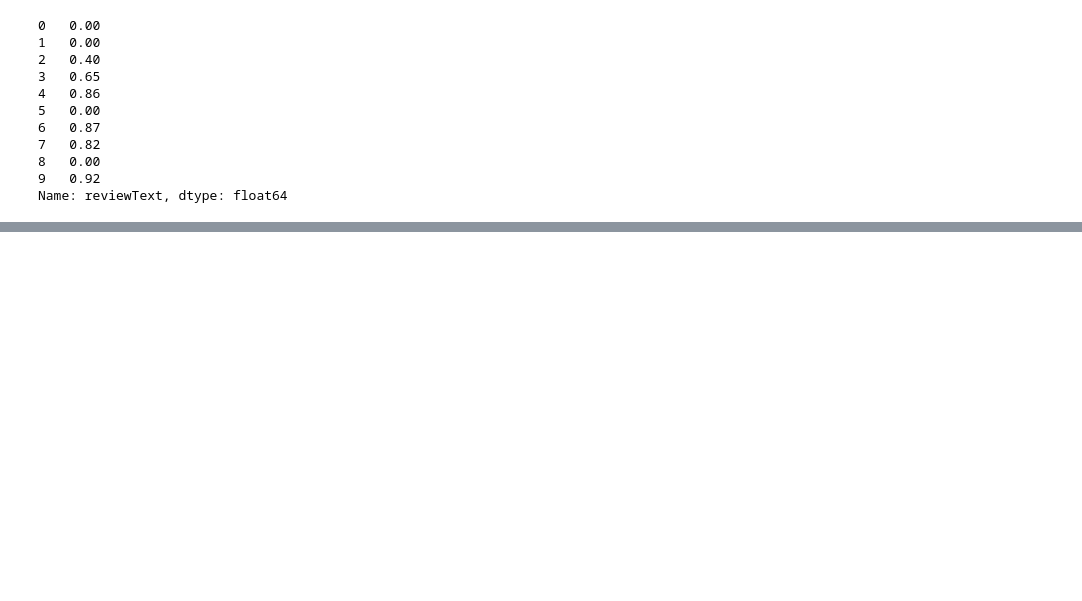
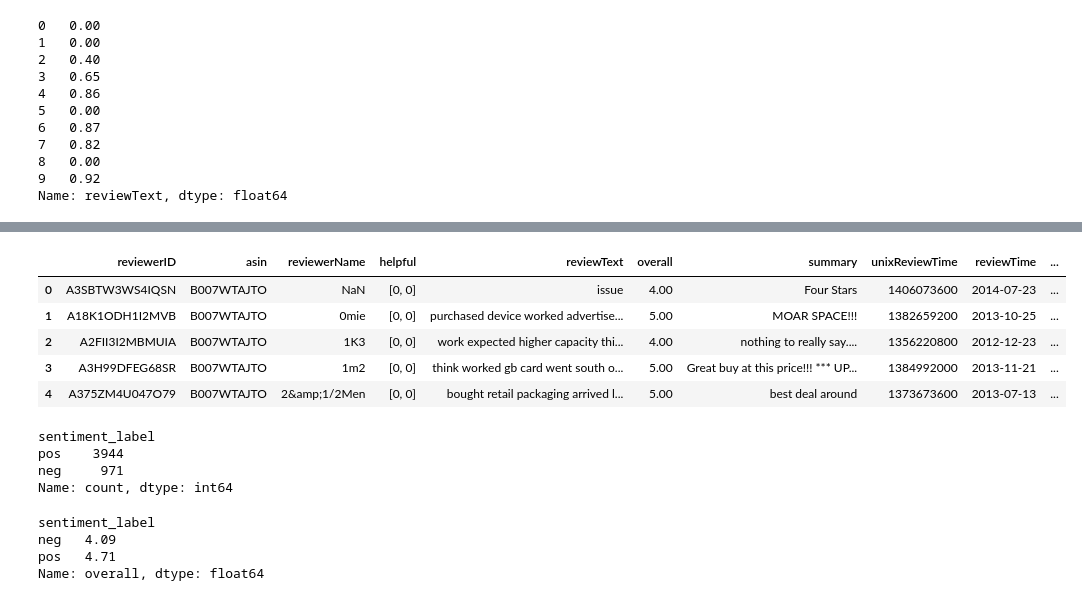
Before and after one commit to giraydorukyurt7/Data_Science-And-Artificial_Intelligence-Journeys, a Jupyter notebook: Natural_Language_Processing/natural_language_processing.ipynb, the cells around one changed output, grey strips where cells are left out. Drawn from its saved outputs; the diff is of its cells as text; code cells hidden in the pictures; blank space fills up the shorter version.

Commit message:
Natural Language Processing: Sentiment Analysis (2)

```diff
--- a/Natural_Language_Processing/natural_language_processing.ipynb
+++ b/Natural_Language_Processing/natural_language_processing.ipynb
@@ -418,0 +458,27 @@ Name: reviewText, dtype: float64
+# %%
+df["sentiment_label"] = df["reviewText"].apply(lambda x: "pos" if sia.polarity_scores(x)["compound"] > 0 else "neg")
+
+df.head()
+# %% [output]
+|  | reviewerID | asin | reviewerName | helpful | reviewText | overall | summary | unixReviewTime | reviewTime | ... |
+| 0 | A3SBTW3WS4IQSN | B007WTAJTO | NaN | [0, 0] | issue | 4.00 | Four Stars | 1406073600 | 2014-07-23 | ... |
+| 1 | A18K1ODH1I2MVB | B007WTAJTO | 0mie | [0, 0] | purchased device worked advertise... | 5.00 | MOAR SPACE!!! | 1382659200 | 2013-10-25 | ... |
+| 2 | A2FII3I2MBMUIA | B007WTAJTO | 1K3 | [0, 0] | work expected higher capacity thi... | 4.00 | nothing to really say.... | 1356220800 | 2012-12-23 | ... |
+| 3 | A3H99DFEG68SR | B007WTAJTO | 1m2 | [0, 0] | think worked gb card went south o... | 5.00 | Great buy at this price!!! *** UP... | 1384992000 | 2013-11-21 | ... |
+| 4 | A375ZM4U047O79 | B007WTAJTO | 2&amp;1/2Men | [0, 0] | bought retail packaging arrived l... | 5.00 | best deal around | 1373673600 | 2013-07-13 | ... |
+# %%
+# sınıf dağılımları
+df["sentiment_label"].value_counts()
+# %% [output]
+sentiment_label
+pos    3944
+neg     971
+Name: count, dtype: int64
+# %%
+# Overall rating ortalamaları
+df.groupby("sentiment_label")["overall"].mean()
+# %% [output]
+sentiment_label
+neg   4.09
+pos   4.71
+Name: overall, dtype: float64
```
Also changed, not shown: parts of 6 cells of this notebook.
